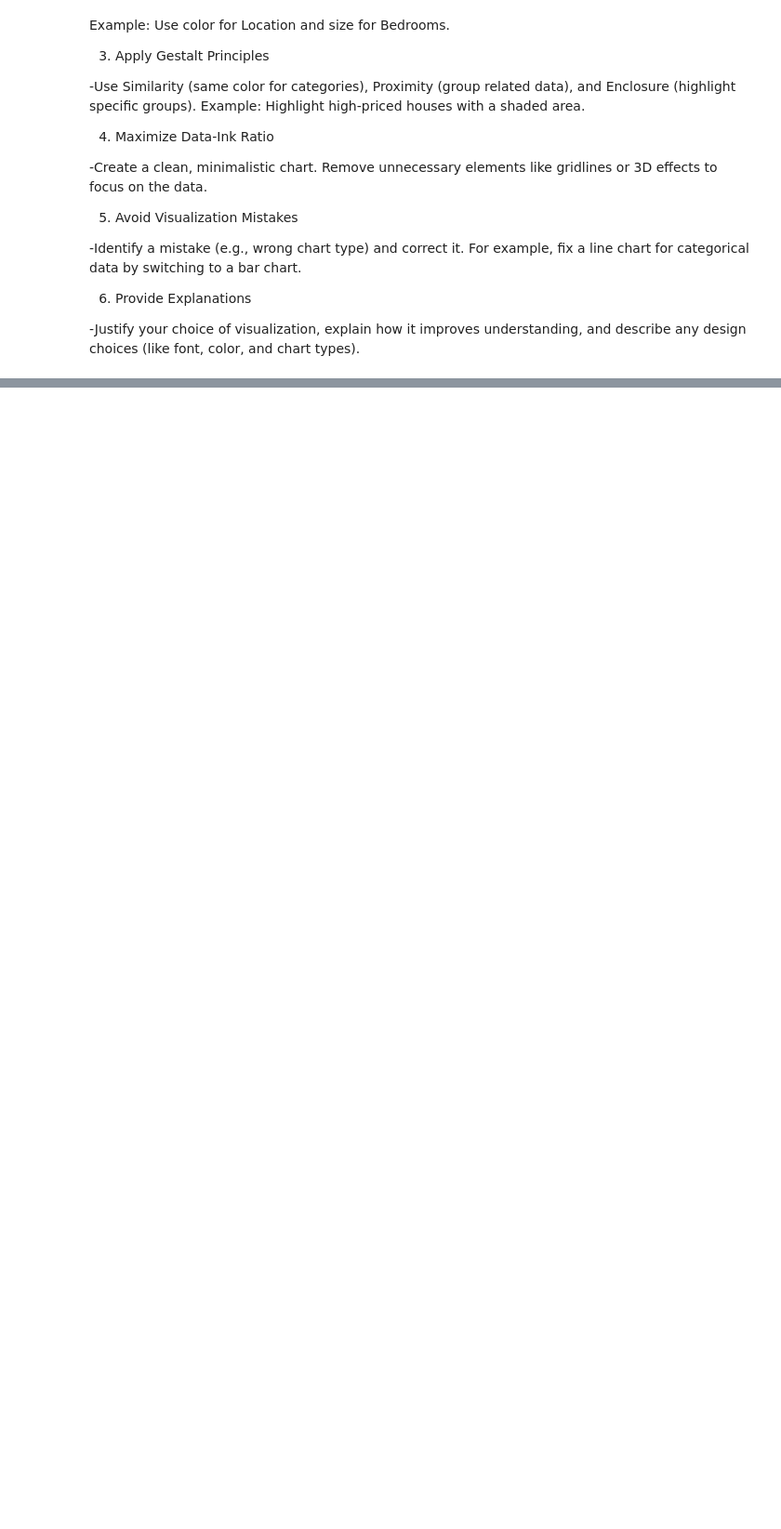
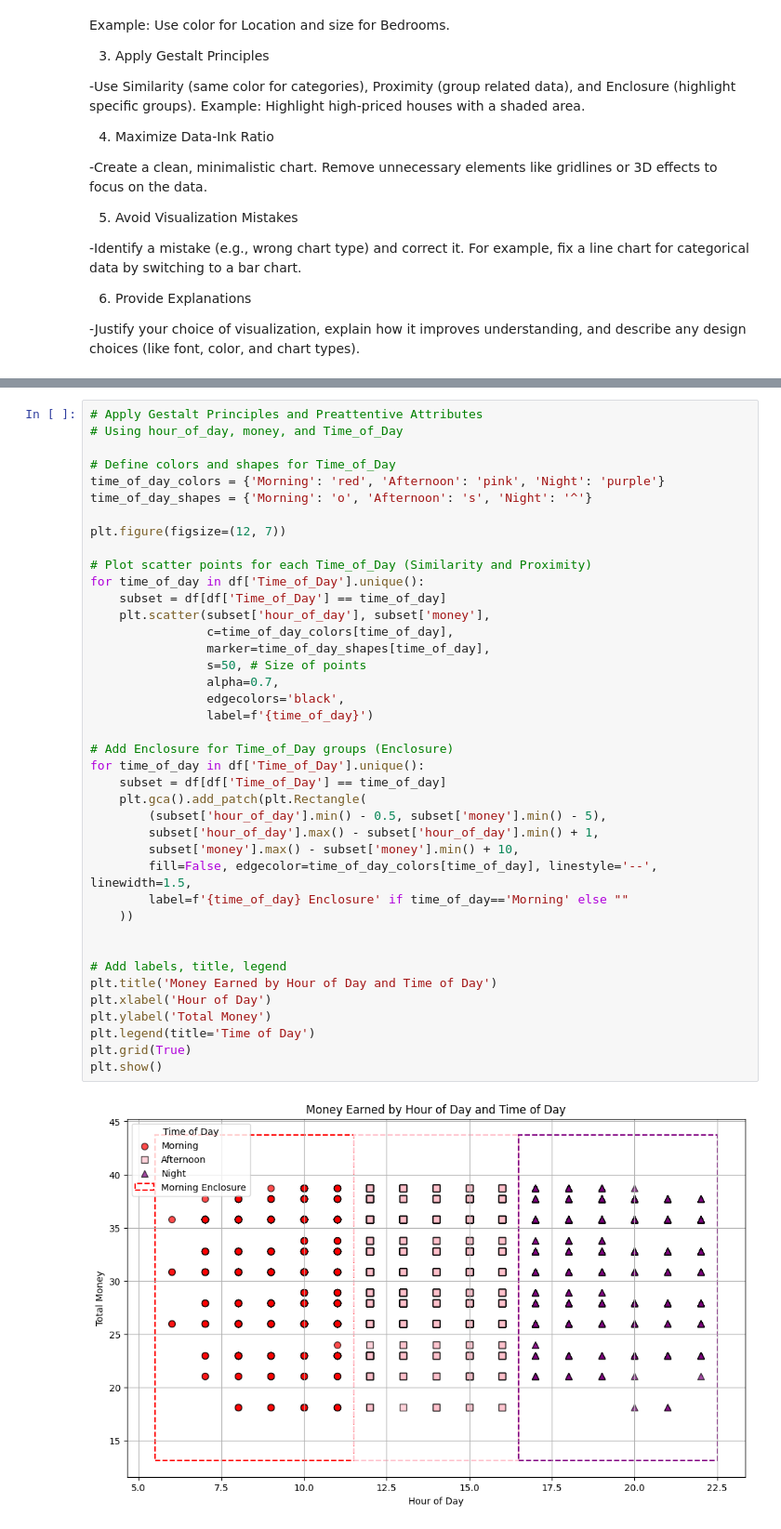
Before and after one commit to qcggmayapis/CPE-031-Visualizations-and-Data-Analysis, a Jupyter notebook: Hands_On_Activity_6_|_Data_Visualization_and_Design_Mayapis.ipynb, the cells around one changed output, grey strips where cells are left out. Shown at 93% size. Cells and saved outputs as stored; diff of their text form; blank space fills up the shorter version.

```diff
--- a/Hands_On_Activity_6_|_Data_Visualization_and_Design_Mayapis.ipynb
+++ b/Hands_On_Activity_6_|_Data_Visualization_and_Design_Mayapis.ipynb
@@ -597,0 +633,42 @@ Instructions:
+# %%
+# Apply Gestalt Principles and Preattentive Attributes
+# Using hour_of_day, money, and Time_of_Day
+
+# Define colors and shapes for Time_of_Day
+time_of_day_colors = {'Morning': 'red', 'Afternoon': 'pink', 'Night': 'purple'}
+time_of_day_shapes = {'Morning': 'o', 'Afternoon': 's', 'Night': '^'}
+
+plt.figure(figsize=(12, 7))
+
+# Plot scatter points for each Time_of_Day (Similarity and Proximity)
+for time_of_day in df['Time_of_Day'].unique():
+    subset = df[df['Time_of_Day'] == time_of_day]
+    plt.scatter(subset['hour_of_day'], subset['money'],
+                c=time_of_day_colors[time_of_day],
+                marker=time_of_day_shapes[time_of_day],
+                s=50, # Size of points
+                alpha=0.7,
+                edgecolors='black',
+                label=f'{time_of_day}')
+
+# Add Enclosure for Time_of_Day groups (Enclosure)
+for time_of_day in df['Time_of_Day'].unique():
+    subset = df[df['Time_of_Day'] == time_of_day]
+    plt.gca().add_patch(plt.Rectangle(
+        (subset['hour_of_day'].min() - 0.5, subset['money'].min() - 5),
+        subset['hour_of_day'].max() - subset['hour_of_day'].min() + 1,
+        subset['money'].max() - subset['money'].min() + 10,
+        fill=False, edgecolor=time_of_day_colors[time_of_day], linestyle='--', linewidth=1.5,
+        label=f'{time_of_day} Enclosure' if time_of_day=='Morning' else ""
+    ))
+
+
+# Add labels, title, legend
+plt.title('Money Earned by Hour of Day and Time of Day')
+plt.xlabel('Hour of Day')
+plt.ylabel('Total Money')
+plt.legend(title='Time of Day')
+plt.grid(True)
+plt.show()
+# %% [output]
+[figure, added]
```
Also changed, not shown: parts of 11 cells of this notebook.
